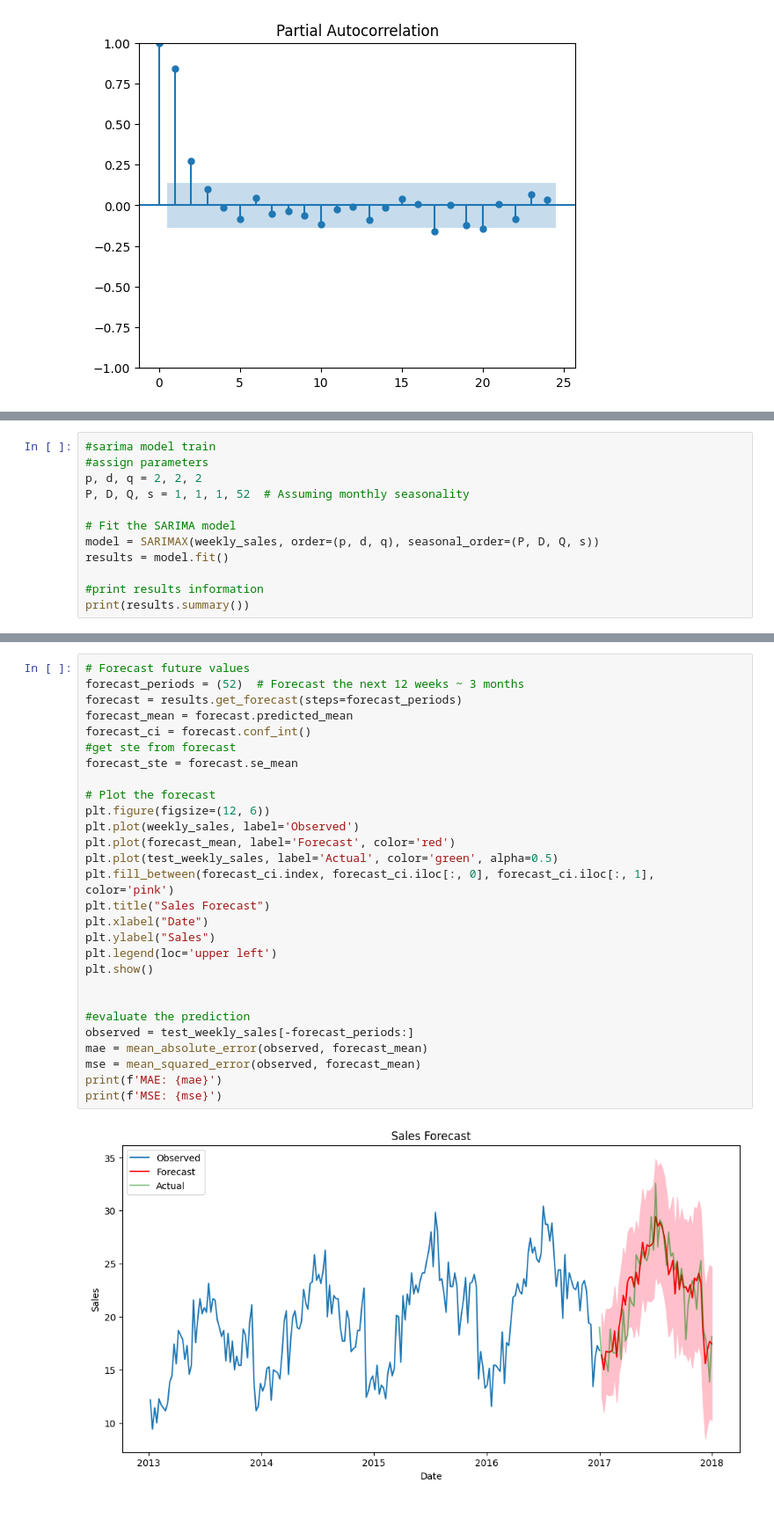
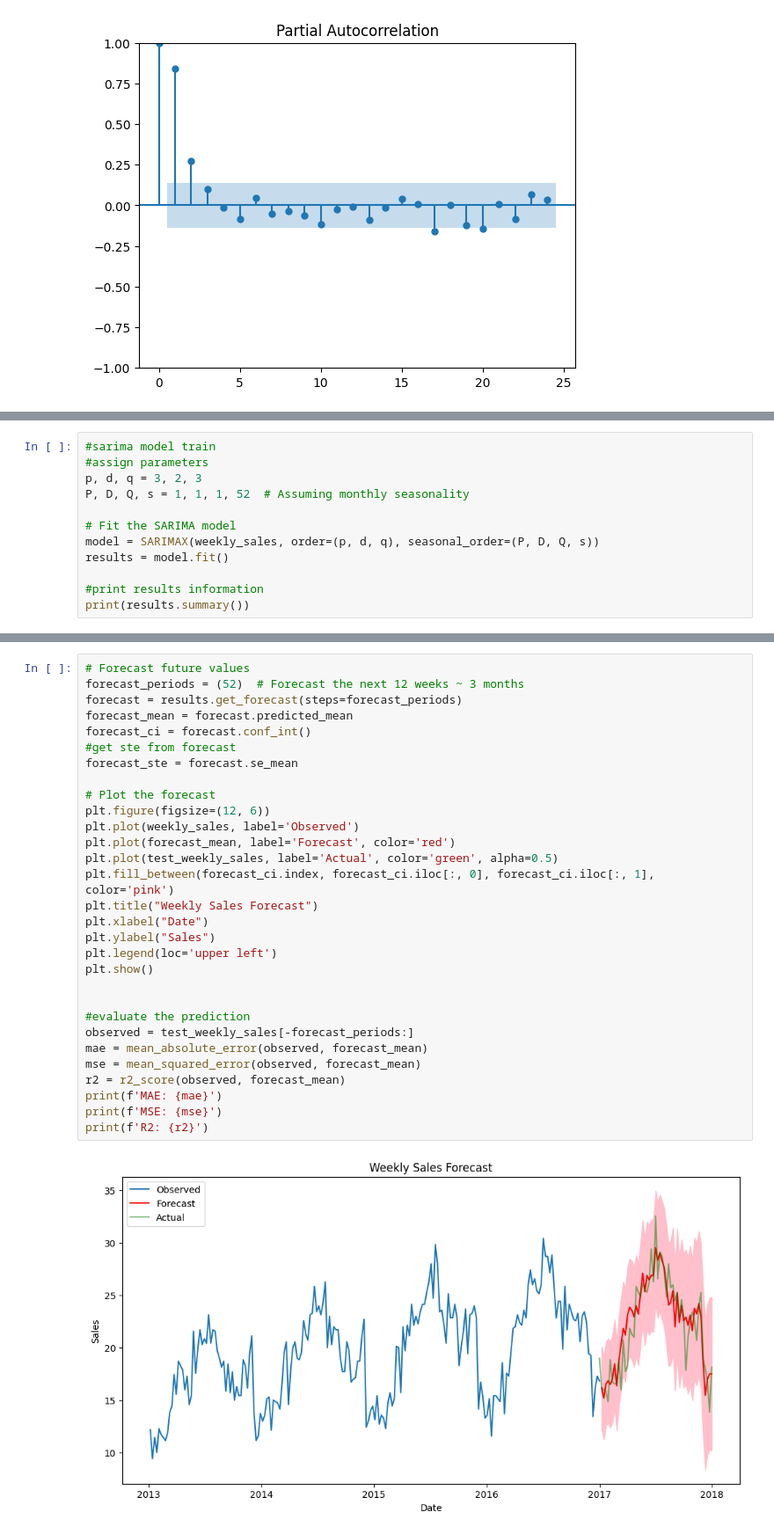
Before and after one commit to Th-Three/datascience_projects, a Jupyter notebook: python project/Store Item Demand Forecasting: Time Series Analysis/[Thanaphop]Time_series_sales_prediction.ipynb, the cells around one changed output, grey strips where cells are left out. Shown at 88% size. Saved outputs shown, nothing was run; the diff lists cells and outputs as text.

```diff
--- a/python project/Store Item Demand Forecasting: Time Series Analysis/[Thanaphop]Time_series_sales_prediction.ipynb
+++ b/python project/Store Item Demand Forecasting: Time Series Analysis/[Thanaphop]Time_series_sales_prediction.ipynb
@@ -558,7 +892,7 @@ Stationary
 # %%
 #sarima model train
 #assign parameters
-p, d, q = 2, 2, 2
+p, d, q = 3, 2, 3
 P, D, Q, s = 1, 1, 1, 52  # Assuming monthly seasonality
 
 # Fit the SARIMA model
@@ -588,30 +922,32 @@ Warnings:
 # %%
 # Forecast future values
 forecast_periods = (52)  # Forecast the next 12 weeks ~ 3 months
 forecast = results.get_forecast(steps=forecast_periods)
 forecast_mean = forecast.predicted_mean
 forecast_ci = forecast.conf_int()
 #get ste from forecast
 forecast_ste = forecast.se_mean
 
 # Plot the forecast
 plt.figure(figsize=(12, 6))
 plt.plot(weekly_sales, label='Observed')
 plt.plot(forecast_mean, label='Forecast', color='red')
 plt.plot(test_weekly_sales, label='Actual', color='green', alpha=0.5)
 plt.fill_between(forecast_ci.index, forecast_ci.iloc[:, 0], forecast_ci.iloc[:, 1], color='pink')
-plt.title("Sales Forecast")
+plt.title("Weekly Sales Forecast")
 plt.xlabel("Date")
 plt.ylabel("Sales")
 plt.legend(loc='upper left')
 plt.show()
 
 
 #evaluate the prediction
 observed = test_weekly_sales[-forecast_periods:]
 mae = mean_absolute_error(observed, forecast_mean)
 mse = mean_squared_error(observed, forecast_mean)
+r2 = r2_score(observed, forecast_mean)
 print(f'MAE: {mae}')
 print(f'MSE: {mse}')
+print(f'R2: {r2}')
 # %% [output]
-[figure, old version]
+[figure, new version]
```
Also changed, not shown: parts of 43 cells of this notebook.
